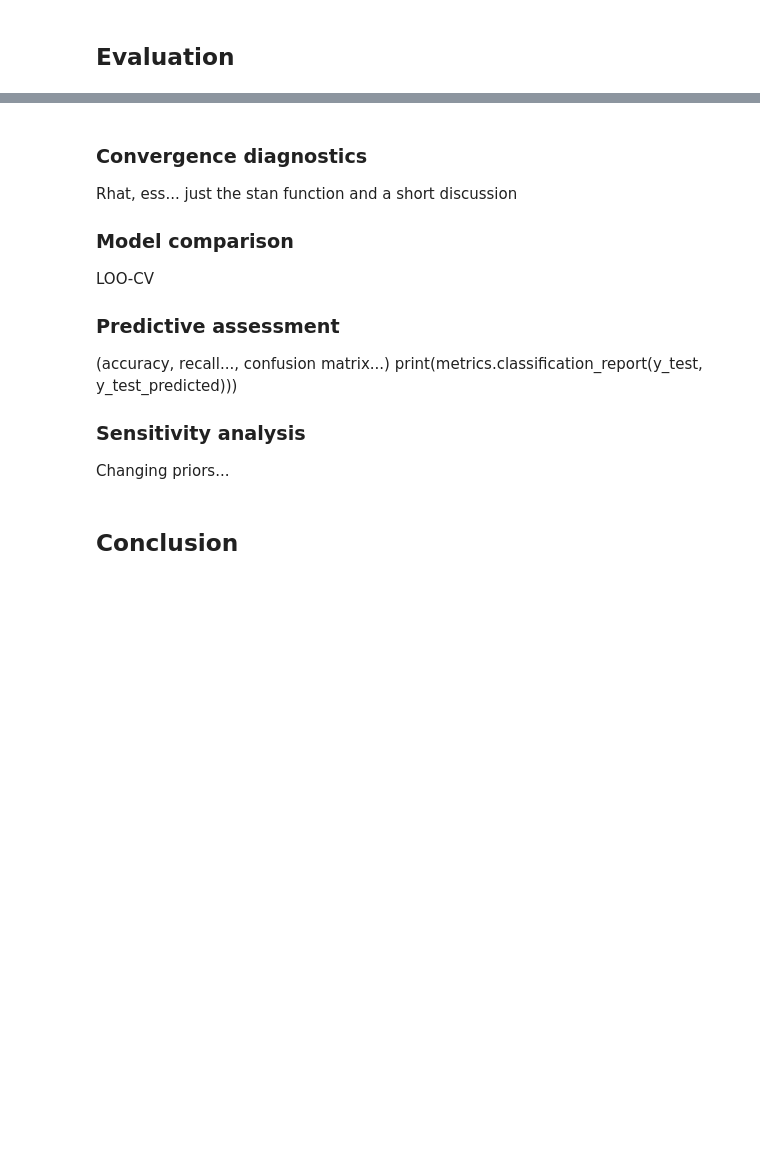
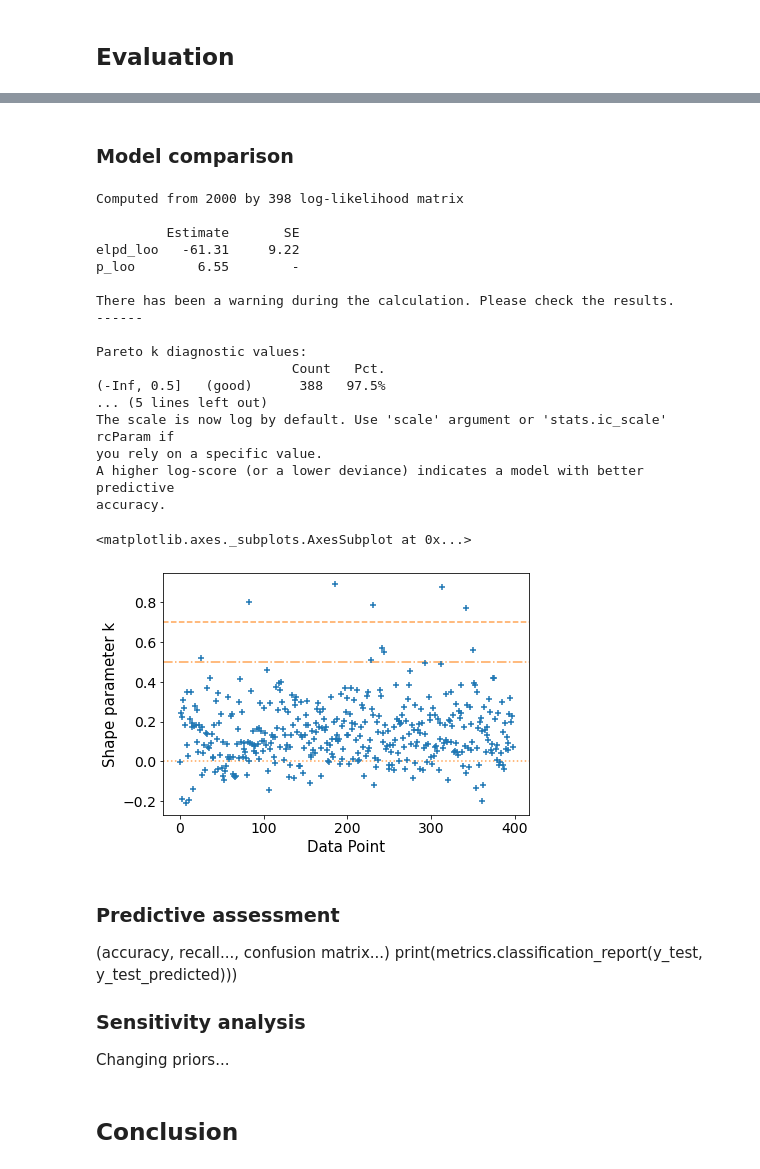
Before and after one commit to kurokaj/BDA_project, a Jupyter notebook: project.ipynb, the cells around one changed output, grey strips where cells are left out. Cells and saved outputs as stored; diff of their text form; code cells hidden in the pictures; blank space fills up the shorter version.

Commit message:
Model - first running version (almost)

```diff
--- a/project.ipynb
+++ b/project.ipynb
@@ -152,12 +152,16 @@ For the classification task the data is standardized and divided into train and
 # %% [markdown]
 #### Splitting
 # %%
-labels   = pd.DataFrame(dataset.loc[:, 'class'])
-features = dataset.drop('class', axis=1)
+labels   = pd.DataFrame(dataset.loc[:, 'diagnosis'])
+features = dataset.drop('diagnosis', axis=1)
+
+
 X_train, X_test, y_train, y_test = model_selection.train_test_split(features.values,
                                                                     labels.values.ravel(),
                                                                     test_size=0.3,
                                                                     random_state=0)
+y_train[y_train == "M"] = 1
+y_train[y_train == "B"] = 0
 # %% [markdown]
 #### Standardization
 # %%
@@ -239,0 +306,2 @@ convergence, Rhat=1).
+# %%
+stan_data_dict = {"x": X_train, "y": list(y_train), "N": X_train.shape[0], "J": X_train.shape[1]}
@@ -239,0 +310,3 @@ convergence, Rhat=1).
+# %%
+nonconjugate_fit = nonconjugate_model.sampling(data=stan_data_dict, iter=1000, chains=4, control={"max_treedepth":10})
+print(az.summary(nonconjugate_fit, var_names=["beta"], fmt="wide", kind="stats"))
@@ -241,0 +353,29 @@ convergence, Rhat=1).
+# %% [markdown]
+### Model comparison
+# %%
+nonconjugate_idata = az.from_pystan(nonconjugate_fit, log_likelihood="log_lik")
+nonconjugate_loo = az.loo(nonconjugate_idata, pointwise=True)
+
+print(nonconjugate_loo)
+
+az.plot_khat(nonconjugate_loo)
+# %% [output]
+Computed from 2000 by 398 log-likelihood matrix
+
+         Estimate       SE
+elpd_loo   -61.31     9.22
+p_loo        6.55        -
+
+There has been a warning during the calculation. Please check the results.
+------
+
+Pareto k diagnostic values:
+                         Count   Pct.
+(-Inf, 0.5]   (good)      388   97.5%
+... (5 lines left out)
+The scale is now log by default. Use 'scale' argument or 'stats.ic_scale' rcParam if
+you rely on a specific value.
+A higher log-score (or a lower deviance) indicates a model with better predictive
+accuracy.
+<matplotlib.axes._subplots.AxesSubplot at 0x...>
+[figure, added]
@@ -242,9 +391,4 @@ convergence, Rhat=1).
 # %% [markdown]
-### Convergence diagnostics
-Rhat, ess... just the stan function and a short discussion
-### Model comparison
-LOO-CV
-
 ### Predictive assessment
 (accuracy, recall..., confusion matrix...)
 print(metrics.classification_report(y_test, y_test_predicted)))
```
Also changed, not shown: parts of 23 cells of this notebook.
